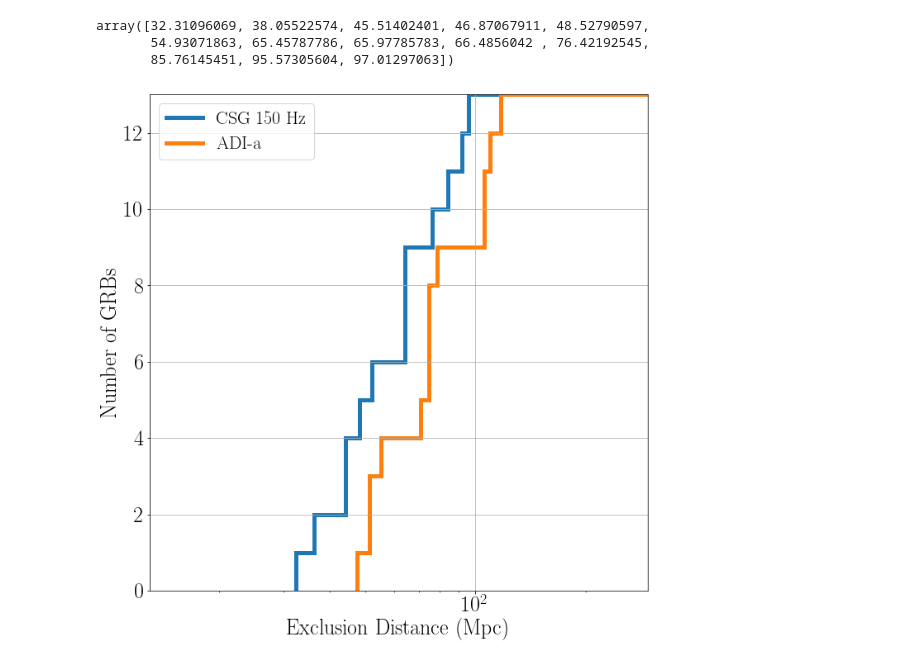
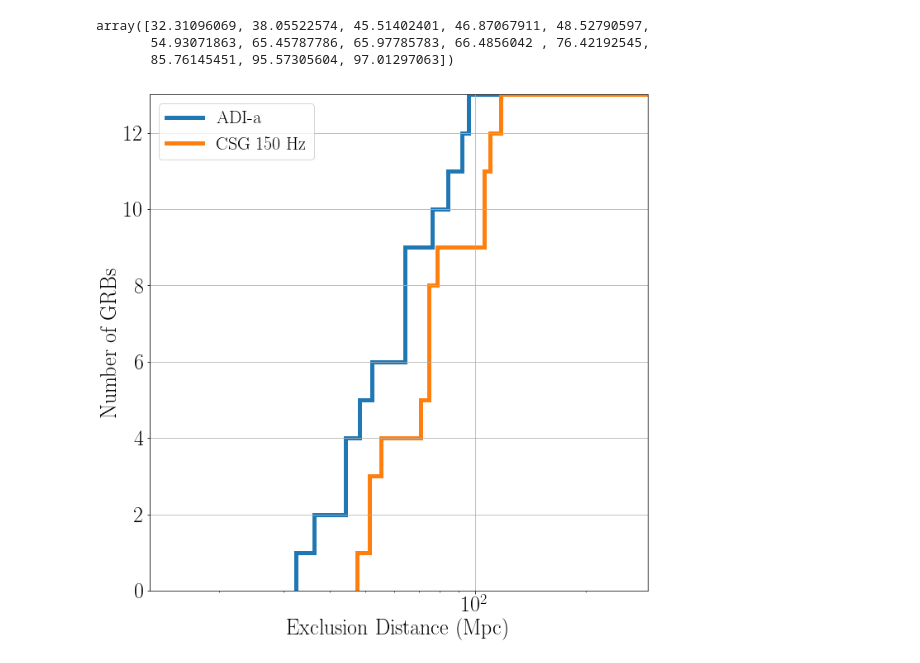
Before and after one commit to idorrington92/thesis, a Jupyter notebook: MVA_thesis_plots.ipynb, the cells around one changed output. Saved outputs shown, nothing was run; the diff lists cells and outputs as text; code cells hidden in the pictures.

```diff
--- a/MVA_thesis_plots.ipynb
+++ b/MVA_thesis_plots.ipynb
@@ -117,24 +117,24 @@ matplotlib.rcParams.update({'font.size': 26})
 # %%
 
 # Make plot
 fig = plt.figure(figsize=(10,10))
 ax = fig.gca()
 ax.set_xscale('log')
 ax.set_xlim(hist_xlim)
 ax.set_ylim([0,len(csg_dist)-1])
-ax.hist(adi_dist,bins=len(adi_dist)*10,label='CSG 150 Hz',linewidth=5.,cumulative=True,histtype='step')
-ax.hist(csg_dist,bins=len(csg_dist)*10,label='ADI-a',linewidth=5.,cumulative=True,histtype='step')
+ax.hist(adi_dist,bins=len(adi_dist)*10,label='ADI-a',linewidth=5.,cumulative=True,histtype='step')
+ax.hist(csg_dist,bins=len(csg_dist)*10,label='CSG 150 Hz',linewidth=5.,cumulative=True,histtype='step')
 
 # Make legend lines not box
 handles, labels = ax.get_legend_handles_labels()
 new_handles = [matplotlib.lines.Line2D([], [], c=h.get_edgecolor(),
                                        linewidth=5.) for h in handles]
 ax.legend(handles=new_handles, labels=labels, loc='upper left', fontsize=22)
 
 #plt.legend(loc='best')
 ax.set_xlabel('Exclusion Distance (Mpc)')
 ax.set_ylabel('Number of GRBs')
 ax.grid()
 plt.tight_layout()
 # %% [output]
-[figure, old version]
+[figure, new version]
```
Also changed, not shown: 14 other files.
